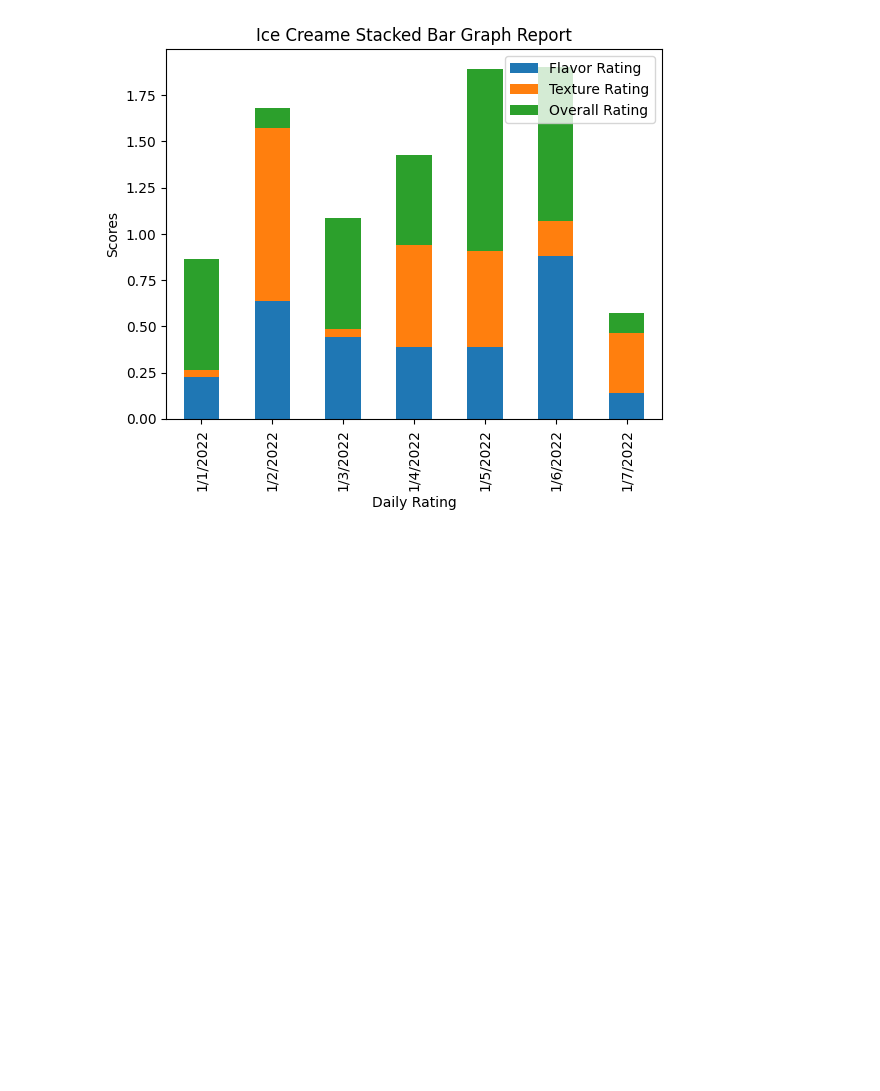
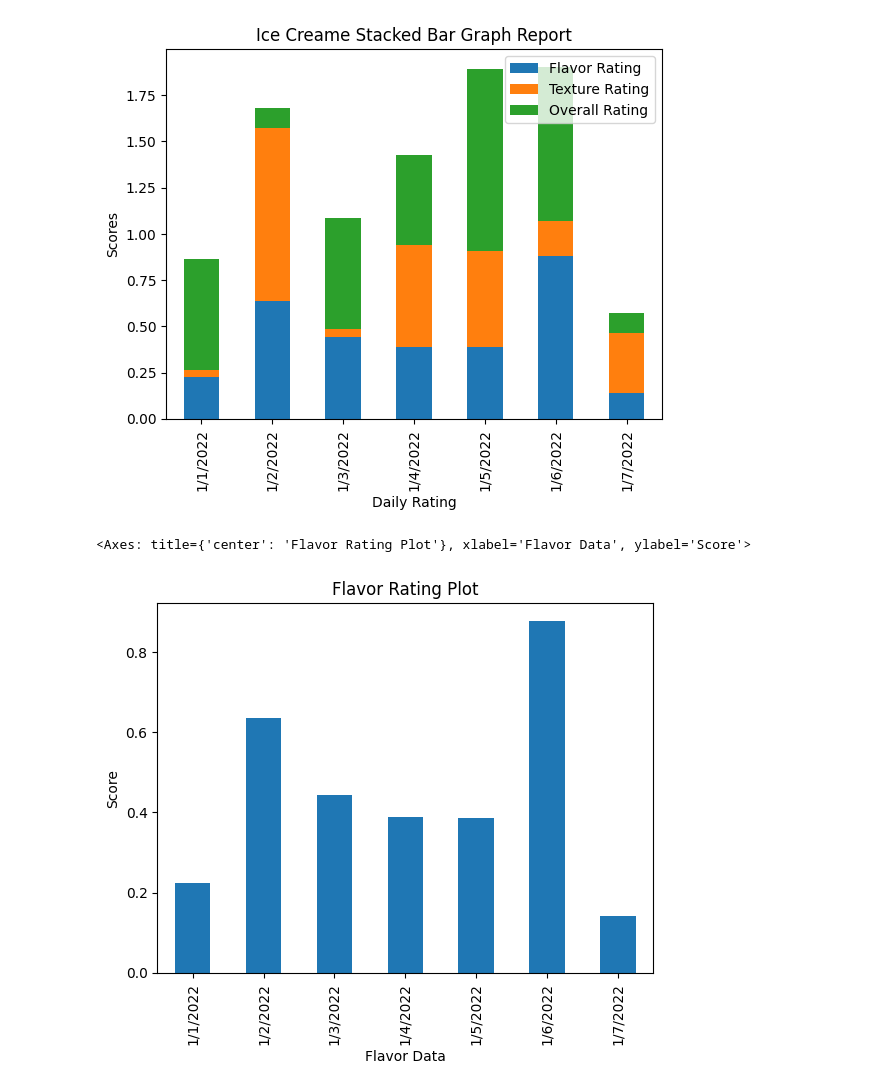
Before and after one commit to itspriyambhattacharya/pandas_learning, a Jupyter notebook: phase6_data_cleaning.ipynb, the cells around one changed output. Saved outputs shown, nothing was run; the diff lists cells and outputs as text; code cells hidden in the pictures; blank space fills up the shorter version.

```diff
--- a/phase6_data_cleaning.ipynb
+++ b/phase6_data_cleaning.ipynb
@@ -49,3 +49,8 @@ df.plot(kind='bar', stacked=True, xlabel='Daily Rating', ylabel='Scores', title=
 # %% [output]
 <Axes: title={'center': 'Ice Creame Stacked Bar Graph Report'}, xlabel='Daily Rating', ylabel='Scores'>
 [figure]
+# %%
+df['Flavor Rating'].plot(title='Flavor Rating Plot', xlabel='Flavor Data', ylabel='Score', kind='bar')
+# %% [output]
+<Axes: title={'center': 'Flavor Rating Plot'}, xlabel='Flavor Data', ylabel='Score'>
+[figure, added]
```
Also changed, not shown: parts of 1 cell of this notebook.
